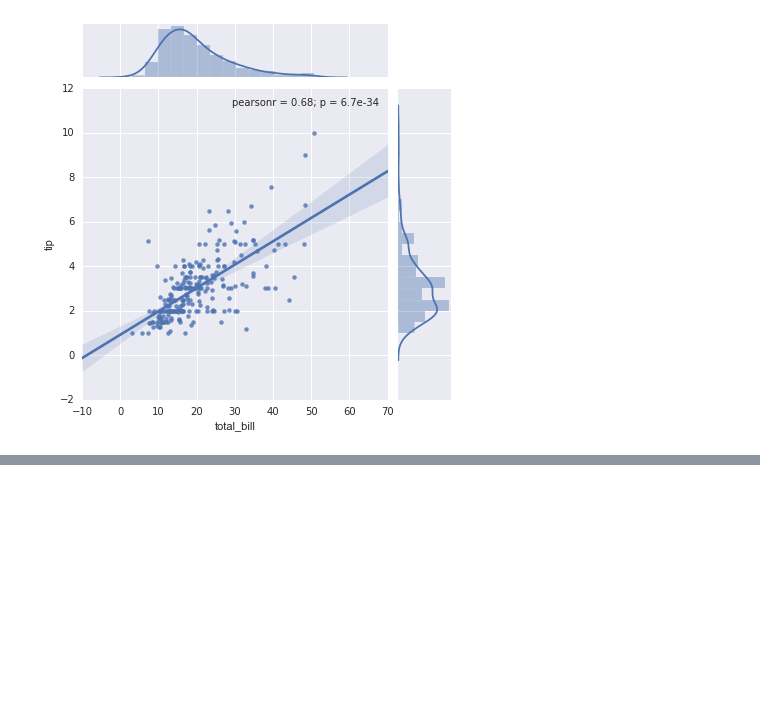
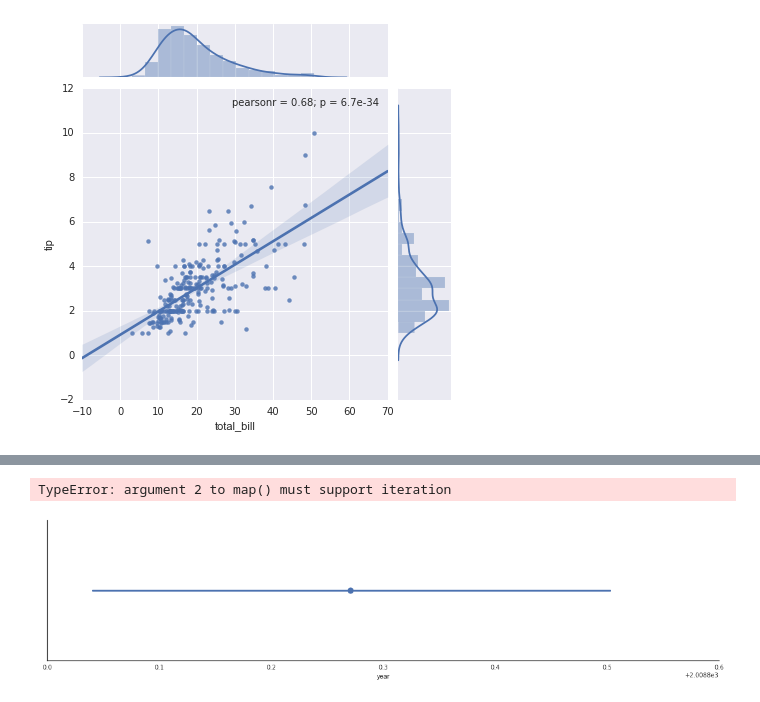
Before and after one commit to shintotm/MatplotlibAndSeaborn, a Jupyter notebook: Beginners Seaborn and pyplot visualizations.ipynb, the cells around one changed output, grey strips where cells are left out. Saved outputs shown, nothing was run; the diff lists cells and outputs as text; code cells hidden in the pictures; blank space fills up the shorter version.

```diff
--- a/Beginners Seaborn and pyplot visualizations.ipynb
+++ b/Beginners Seaborn and pyplot visualizations.ipynb
@@ -216,0 +239,8 @@ sns.jointplot("total_bill", "tip", data=tips, kind="reg");
+# %%
+with sns.axes_style('white'):
+    g = sns.factorplot("year", data=planets, aspect=4.0,
+                       hue='method', x_order=range(2001, 2015))
+    g.set_ylabels('Number of Planets Discovered')
+# %% [output]
+TypeError: argument 2 to map() must support iteration
+[figure, added]
```
Also changed, not shown: parts of 4 cells of this notebook.
